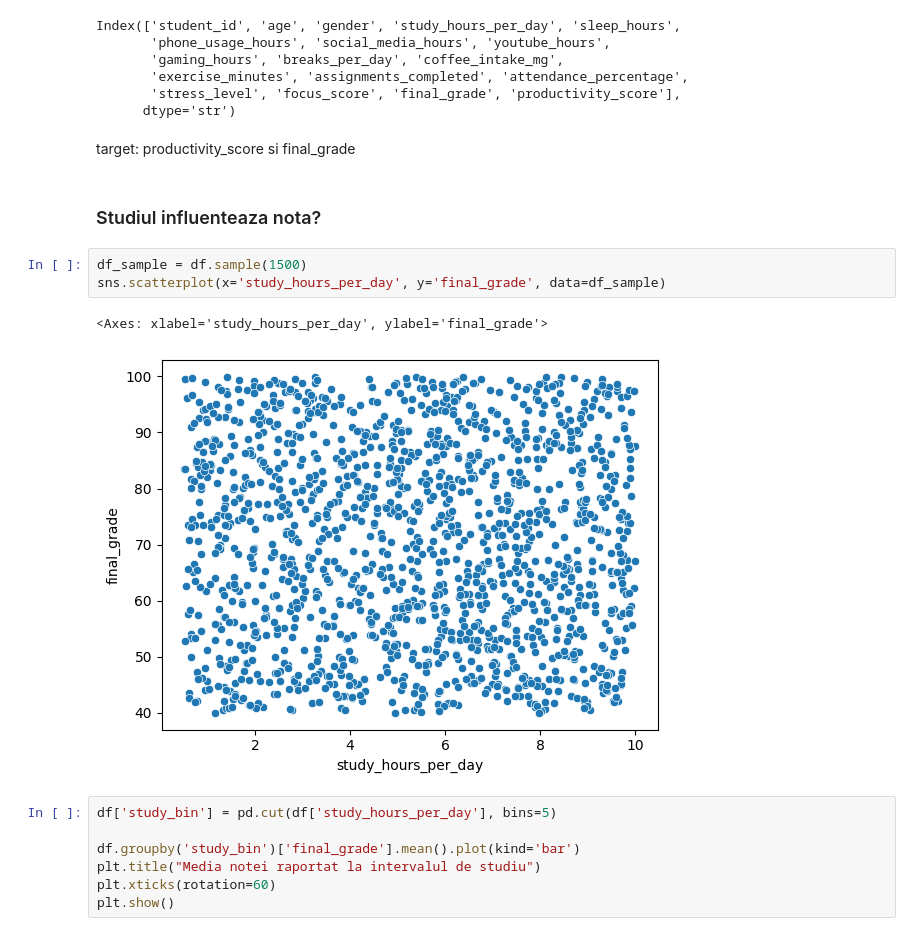
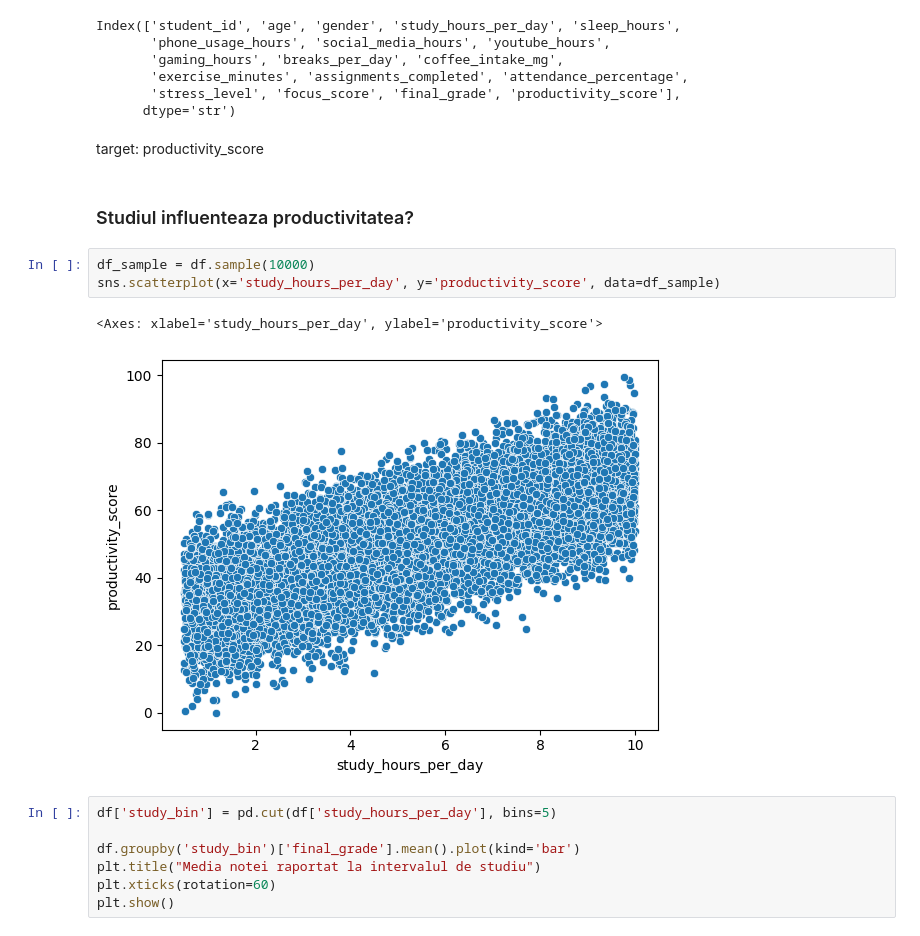
Before and after one commit to tbno9/Sisteme_Inteligente_proiect, a Jupyter notebook: ml_prezicere.ipynb, the cells around one changed output. Saved outputs shown, nothing was run; the diff lists cells and outputs as text.

```diff
--- a/ml_prezicere.ipynb
+++ b/ml_prezicere.ipynb
@@ -56,15 +56,15 @@ Index(['student_id', 'age', 'gender', 'study_hours_per_day', 'sleep_hours',
        'stress_level', 'focus_score', 'final_grade', 'productivity_score'],
       dtype='str')
 # %% [markdown]
-target: productivity_score si final_grade
+target: productivity_score
 # %% [markdown]
-### Studiul influenteaza nota?
+### Studiul influenteaza productivitatea?
 # %%
-df_sample = df.sample(1500)
-sns.scatterplot(x='study_hours_per_day', y='final_grade', data=df_sample)
+df_sample = df.sample(10000)
+sns.scatterplot(x='study_hours_per_day', y='productivity_score', data=df_sample)
 # %% [output]
-<Axes: xlabel='study_hours_per_day', ylabel='final_grade'>
+<Axes: xlabel='study_hours_per_day', ylabel='productivity_score'>
-[figure, old version]
+[figure, new version]
 # %%
 df['study_bin'] = pd.cut(df['study_hours_per_day'], bins=5)
 
```
Also changed, not shown: parts of 8 cells of this notebook.
